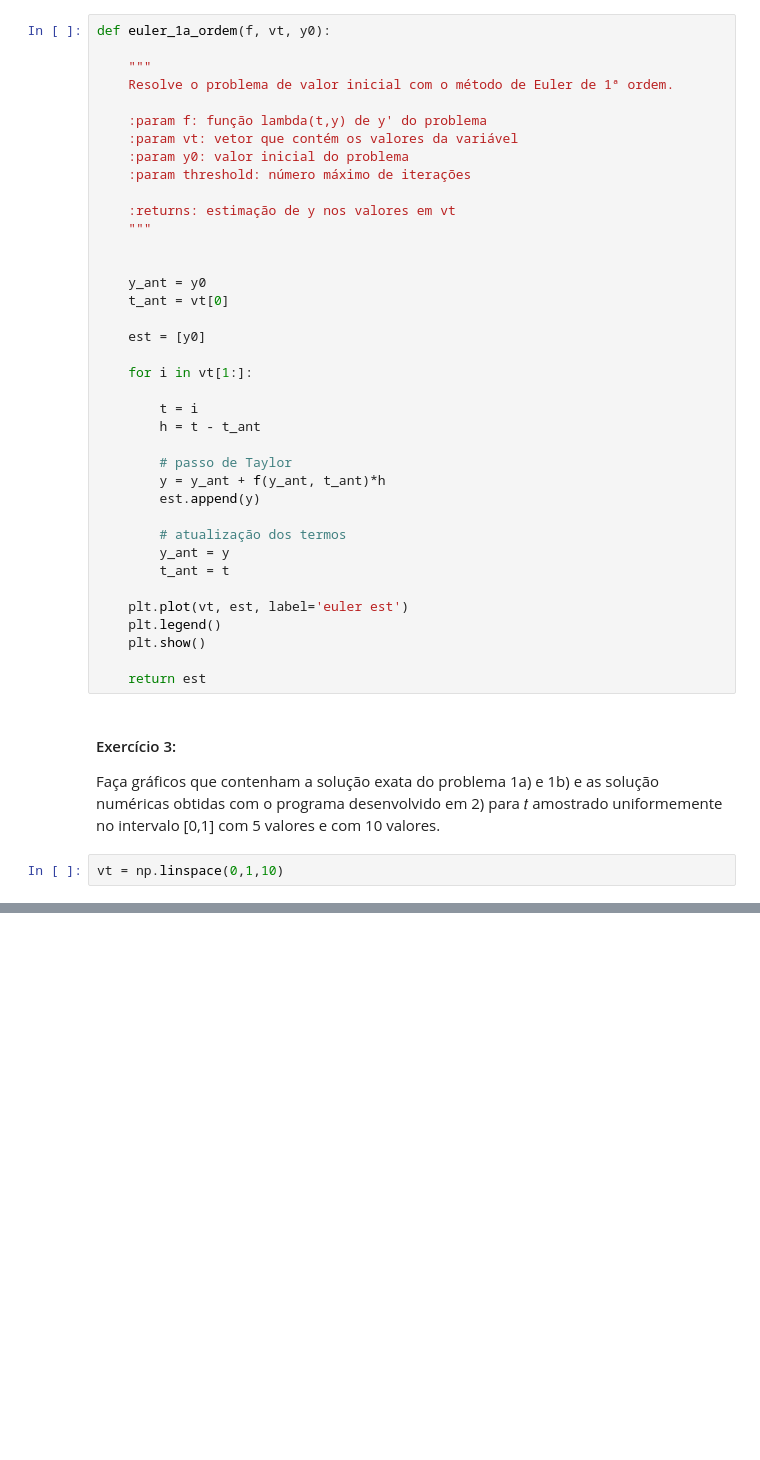
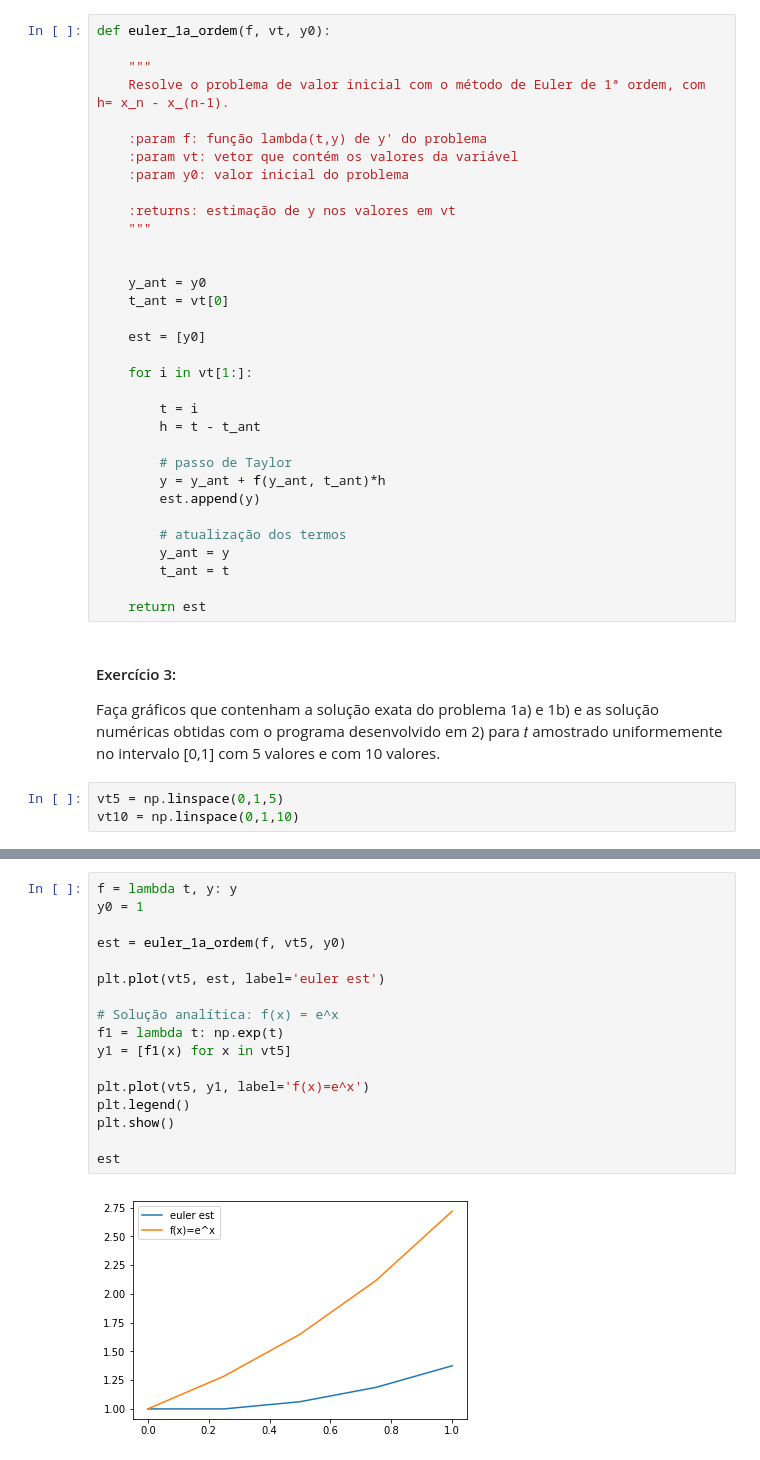
Before and after one commit to fernandascovino/FGV_Numerical_Analysis, a Jupyter notebook: 09-11_numerical_integration.ipynb, the cells around one changed output, grey strips where cells are left out. Drawn from its saved outputs; the diff is of its cells as text; blank space fills up the shorter version.

```diff
--- a/09-11_numerical_integration.ipynb
+++ b/09-11_numerical_integration.ipynb
@@ -77,12 +77,11 @@ variável 𝑡 onde a função 𝑦 deve ser estimada (𝑣𝑡 = [𝑡0,𝑡1,
 def euler_1a_ordem(f, vt, y0):
 
     """
-    Resolve o problema de valor inicial com o método de Euler de 1ª ordem.
+    Resolve o problema de valor inicial com o método de Euler de 1ª ordem, com h= x_n - x_(n-1).
 
     :param f: função lambda(t,y) de y' do problema
     :param vt: vetor que contém os valores da variável
     :param y0: valor inicial do problema
-    :param threshold: número máximo de iterações
 
     :returns: estimação de y nos valores em vt
     """
@@ -106,10 +105,6 @@ def euler_1a_ordem(f, vt, y0):
         y_ant = y
         t_ant = t
 
-    plt.plot(vt, est, label='euler est')
-    plt.legend()
-    plt.show()
-
     return est
 # %% [markdown]
 #### Exercício 3:
@@ -118,4 +113,5 @@ Faça gráficos que contenham a solução exata do problema 1a) e 1b) e as solu
 obtidas com o programa desenvolvido em 2) para 𝑡 amostrado uniformemente no intervalo [0,1]
 com 5 valores e com 10 valores.
 # %%
-vt = np.linspace(0,1,10)
+vt5 = np.linspace(0,1,5)
+vt10 = np.linspace(0,1,10)
@@ -155,0 +120,19 @@ euler_1a_ordem(f, vt, y0)
+# %%
+f = lambda t, y: y
+y0 = 1
+
+est = euler_1a_ordem(f, vt5, y0)
+
+plt.plot(vt5, est, label='euler est')
+
+# Solução analítica: f(x) = e^x
+f1 = lambda t: np.exp(t)
+y1 = [f1(x) for x in vt5]
+
+plt.plot(vt5, y1, label='f(x)=e^x')
+plt.legend()
+plt.show()
+
+est
+# %% [output]
+[figure, added]
```
Also changed, not shown: parts of 16 cells of this notebook.
